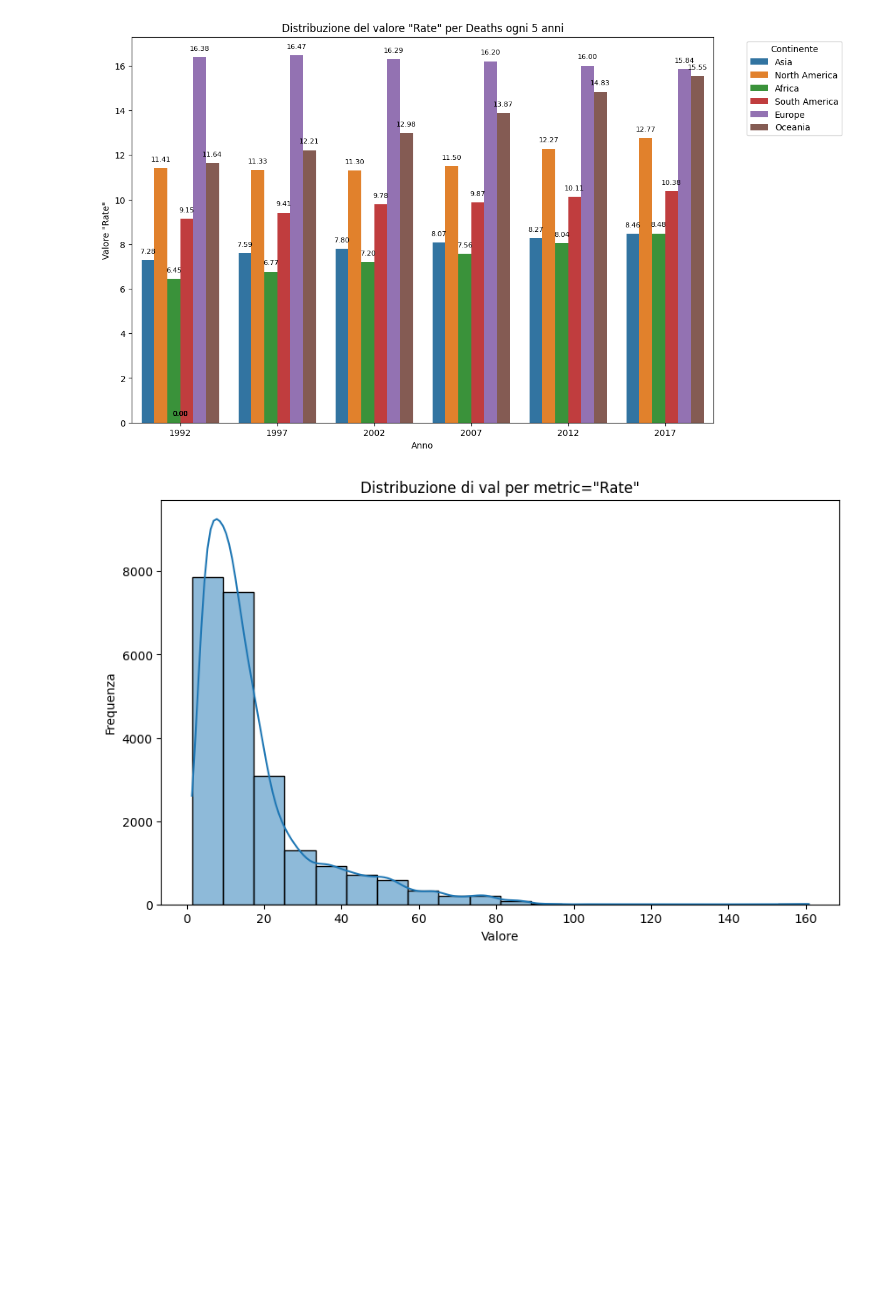
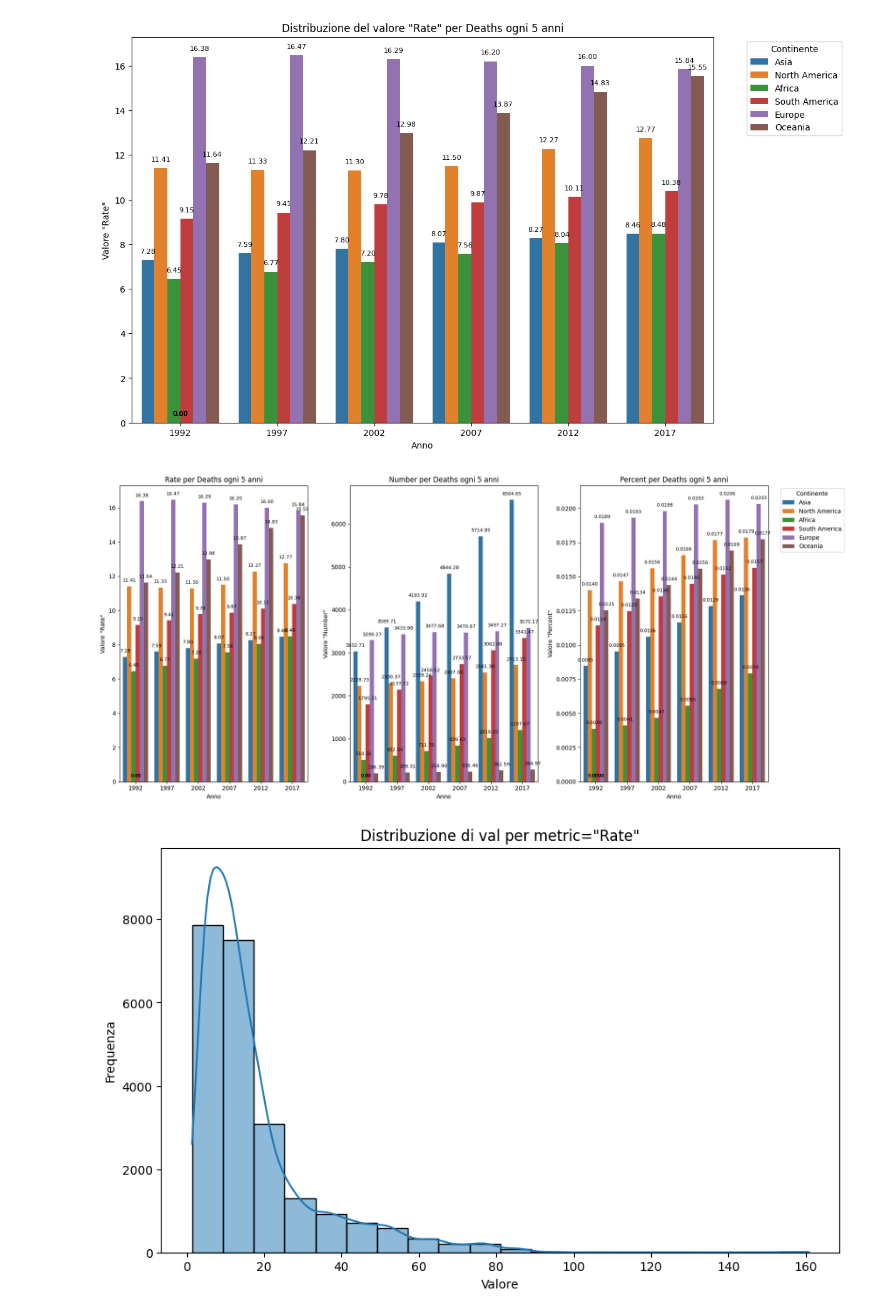
Before and after one commit to ArieleITSINCOM/ITSINCOM_Big_Data_PW2G2, a Jupyter notebook: Prova_EdaPW2.ipynb, the cells around one changed output. Drawn from its saved outputs; the diff is of its cells as text; code cells hidden in the pictures; blank space fills up the shorter version.

```diff
--- a/Prova_EdaPW2.ipynb
+++ b/Prova_EdaPW2.ipynb
@@ -452,6 +448,70 @@ The `ci` parameter is deprecated. Use `errorbar=None` for the same effect.
 
   ax = sns.barplot(data=filtered_df, x='year_group', y='val', hue='continente', ci=None)
 [figure]
+# %%
+import matplotlib.pyplot as plt
+import seaborn as sns
+
+filtered_df = df[(df['metric'] == 'Rate') & (df['measure'] == 'Deaths')].copy()
+filtered_df1 = df[(df['metric'] == 'Number') & (df['measure'] == 'Deaths')].copy()
+filtered_df2 = df[(df['metric'] == 'Percent') & (df['measure'] == 'Deaths')].copy()
+
+# Imposta il numero di righe e colonne per la griglia di subplots
+n_rows = 1
+n_cols = 3
+
+# Crea la griglia di subplots
+fig, axes = plt.subplots(n_rows, n_cols, figsize=(18, 8))
+
+
+# Funzione per la creazione di un grafico
+def create_barplot(ax, data, title, x_label, y_label, show_legend=False, decimal_places=2):
+    sns.barplot(data=data, x='year_group', y='val', hue='continente', errorbar=None, ax=ax)
+
+    ax.set_title(title)
+    ax.set_xlabel(x_label)
+    ax.set_ylabel(y_label)
+
+    if show_legend:
+        ax.legend(title='Continente', bbox_to_anchor=(1.05, 1), loc='upper left')
+
+    format_string = r'{:.'+ str(decimal_places) + 'f}'
+
+    for p in ax.patches:
+        ax.annotate(format_string.format(p.get_height()), (p.get_x() + p.get_width() / 2., p.get_height()),
+                    ha='center', va='center', xytext=(0, 10), textcoords='offset points', fontsize=8)
+
+# Crea la colonna 'year_group' per filtered_df
+min_year = 1990
+max_year = int(filtered_df['year'].max())
+bins = range(min_year, max_year + 6, 5)
+filtered_df['year_group'] = pd.cut(filtered_df['year'], bins=bins, right=False)
+filtered_df['year_group'] = filtered_df['year_group'].apply(lambda x: x.mid).astype(int)
+
+# Crea la colonna 'year_group' per filtered_df1
+filtered_df1['year_group'] = pd.cut(filtered_df1['year'], bins=bins, right=False)
+filtered_df1['year_group'] = filtered_df1['year_group'].apply(lambda x: x.mid).astype(int)
+
+# Crea la colonna 'year_group' per filtered_df2
+filtered_df2['year_group'] = pd.cut(filtered_df2['year'], bins=bins, right=False)
+filtered_df2['year_group'] = filtered_df2['year_group'].apply(lambda x: x.mid).astype(int)
+
+# Creazione dei tre grafici
+create_barplot(axes[0], filtered_df, 'Rate per Deaths ogni 5 anni', 'Anno', 'Valore "Rate"', show_legend=False)
+create_barplot(axes[1], filtered_df1, 'Number per Deaths ogni 5 anni', 'Anno', 'Valore "Number"', show_legend=False)
+create_barplot(axes[2], filtered_df2, 'Percent per Deaths ogni 5 anni', 'Anno', 'Valore "Percent"', show_legend=True, decimal_places= 4)
+
+# Rimuovi la legenda dai primi due grafici
+axes[0].get_legend().remove()
+axes[1].get_legend().remove()
+
+# Aggiusta il layout per evitare sovrapposizioni
+plt.tight_layout()
+
+# Visualizza i grafici
+plt.show()
+# %% [output]
+[figure, added]
 # %%
 
 
```
Also changed, not shown: parts of 1 cell of this notebook.
